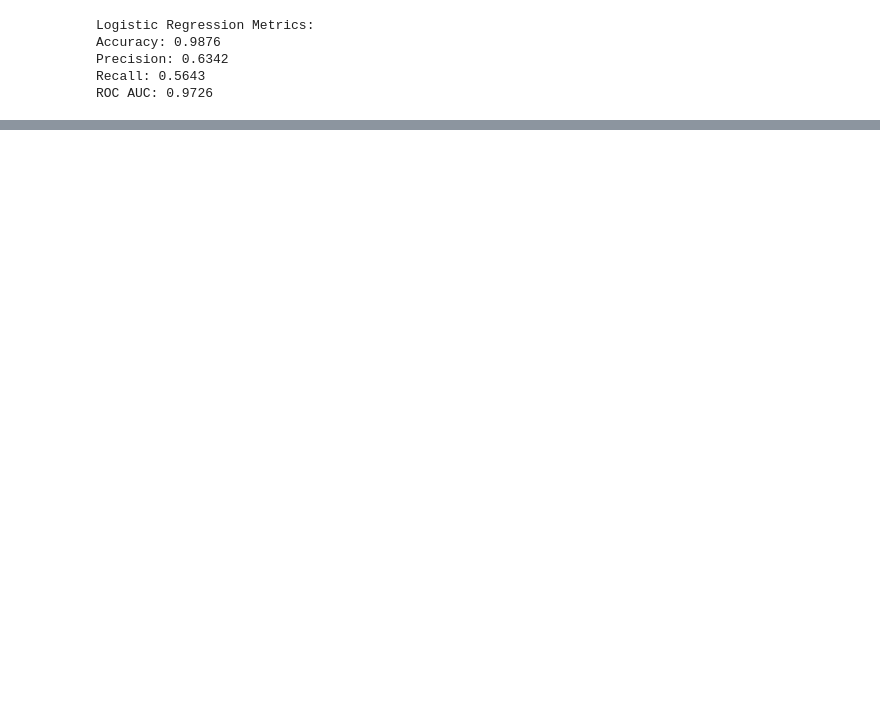
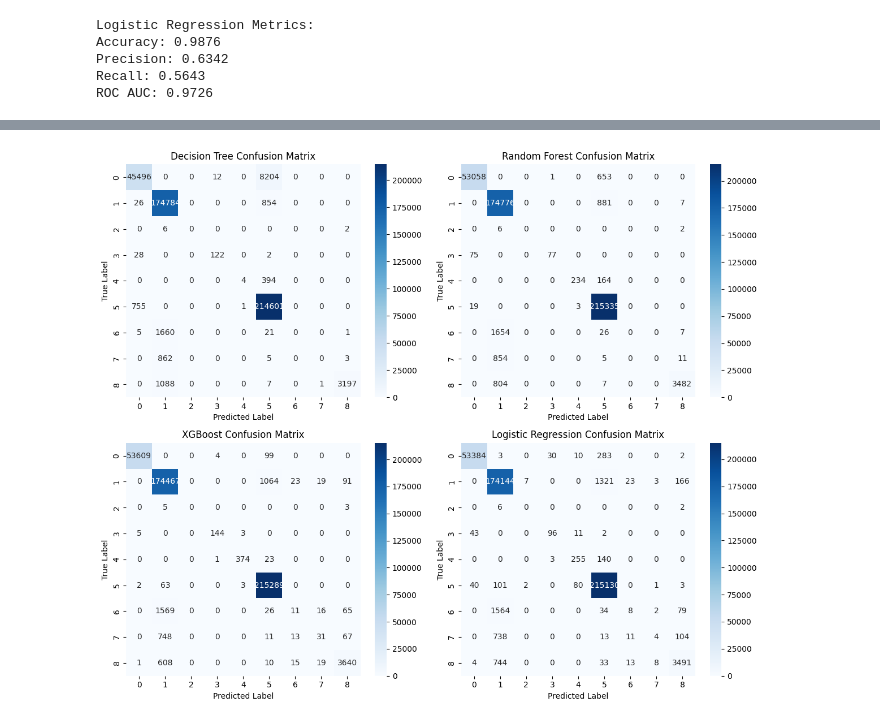
Before and after one commit to ghsaberr/loan-default-prediction, a Jupyter notebook: loan-default-prediction.ipynb, the cells around one changed output, grey strips where cells are left out. Drawn from its saved outputs; the diff is of its cells as text; code cells hidden in the pictures; blank space fills up the shorter version.

```diff
--- a/loan-default-prediction.ipynb
+++ b/loan-default-prediction.ipynb
@@ -563,0 +567,22 @@ ROC AUC: 0.9726
+# %%
+# Encode target variable
+label_encoder = LabelEncoder()
+y_encoded = label_encoder.fit_transform(y)  # Ensure same encoding for all models
+
+# Scale X for Logistic Regression and XGBoost
+scaler = StandardScaler()
+X_scaled = scaler.fit_transform(X)  # Fit on full dataset
+
+# Define models
+models = {
+    "Logistic Regression": LogisticRegression(max_iter=1000),
+    "Decision Tree": DecisionTreeClassifier(max_depth=5, random_state=42),
+    "XGBoost": XGBClassifier(random_state=42, eval_metric='logloss'),
+    "Random Forest": RandomForestClassifier(n_estimators=100, random_state=42)
+}
+
+# Perform cross-validation
+for name, model in models.items():
+    X_input = X_scaled if name in ["Logistic Regression", "XGBoost"] else X  # Scale only for some models
+    scores = cross_val_score(model, X_input, y_encoded, cv=5, scoring='roc_auc_ovr')  # Use 'roc_auc_ovr' for multi-class
+    print(f"{name} - Cross-Validation ROC AUC: {scores.mean():.4f} (±{scores.std():.4f})")
@@ -563,0 +654,22 @@ ROC AUC: 0.9726
+# %%
+# Plot Confusion Matrices
+models_preds = {
+    "Decision Tree": y_pred_dt,
+    "Random Forest": y_pred_rf,
+    "XGBoost": y_pred_xgb_labels,  # Inverse transformed labels
+    "Logistic Regression": y_pred_log_reg
+}
+
+fig, axes = plt.subplots(2, 2, figsize=(12, 10))
+
+for ax, (name, y_pred) in zip(axes.flatten(), models_preds.items()):
+    cm = confusion_matrix(y_test, y_pred)
+    sns.heatmap(cm, annot=True, fmt="d", cmap="Blues", ax=ax)
+    ax.set_title(f"{name} Confusion Matrix")
+    ax.set_xlabel("Predicted Label")
+    ax.set_ylabel("True Label")
+
+plt.tight_layout()
+plt.show()
+# %% [output]
+[figure, added]
```
Also changed, not shown: parts of 12 cells of this notebook.
